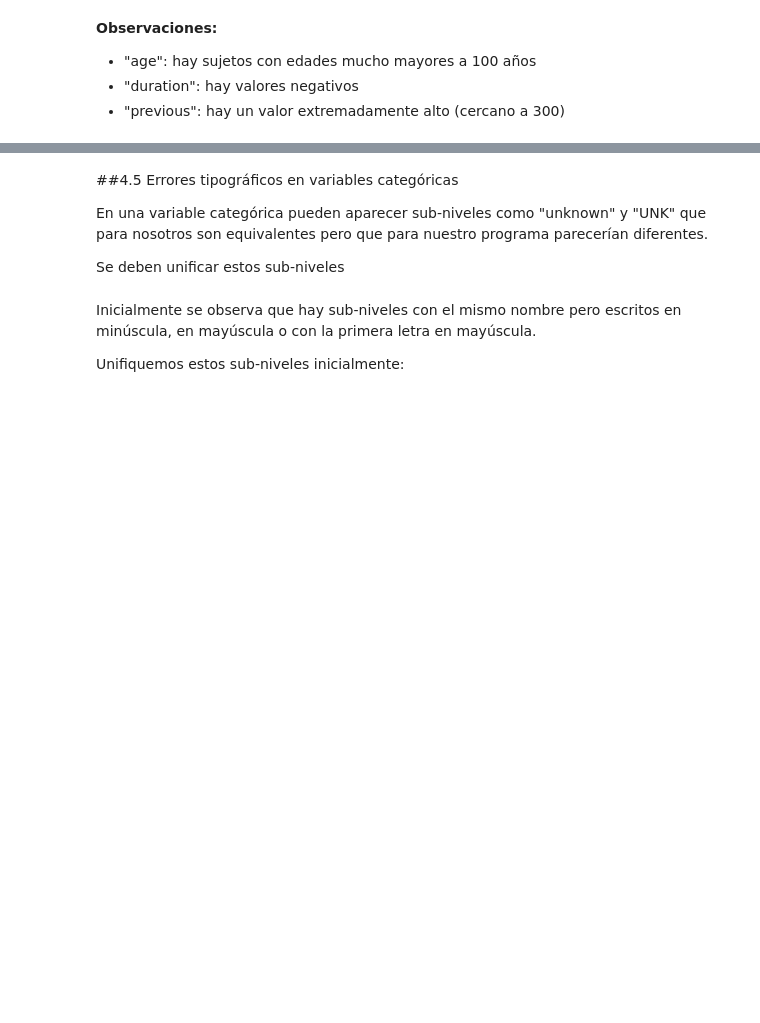
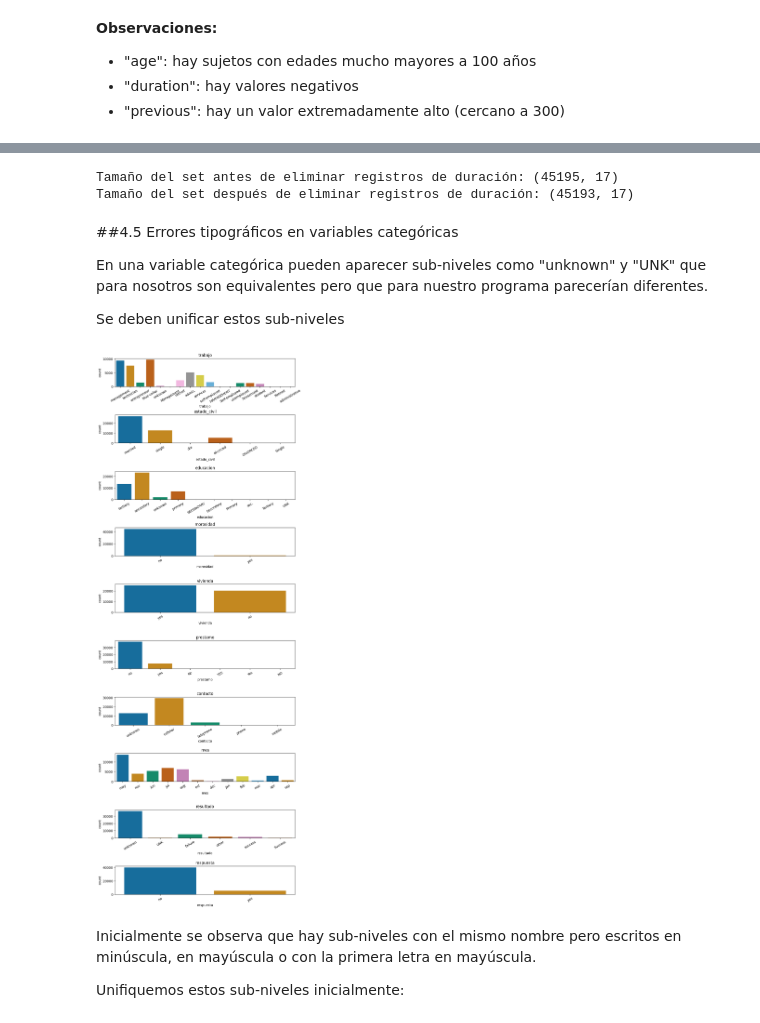
Before and after one commit to jarapha/TalentoTech, a Jupyter notebook: Laboratorio1_TalentoTech.ipynb, the cells around one changed output, grey strips where cells are left out. Saved outputs shown, nothing was run; the diff lists cells and outputs as text; code cells hidden in the pictures; blank space fills up the shorter version.

```diff
--- a/Laboratorio1_TalentoTech.ipynb
+++ b/Laboratorio1_TalentoTech.ipynb
@@ -449,9 +470,12 @@ print(f'Tamaño del set después de eliminar registros de edad: {data.shape}')
 # %%
 # Eliminar filas con "duration"<0
-print(f'Tamaño del set antes de eliminar registros de duración: {data.shape}')
-data = data.drop(data[data['duration'] < 0].index)
+print(f'Tamaño del set antes de eliminar registros de duración: {df.shape}')
+df = df.drop(df[df['duracion'] < 0].index)
 #data = data[data['duration']>0]
-print(f'Tamaño del set después de eliminar registros de duración: {data.shape}')
+print(f'Tamaño del set después de eliminar registros de duración: {df.shape}')
+# %% [output]
+Tamaño del set antes de eliminar registros de duración: (45195, 17)
+Tamaño del set después de eliminar registros de duración: (45193, 17)
 # %%
 # Eliminar filas con "previous">100
 # %% [markdown]
@@ -462,16 +486,18 @@ En una variable categórica pueden aparecer sub-niveles como "unknown" y "UNK" q
 Se deben unificar estos sub-niveles
 # %%
 # Graficar los subniveles de cada variable categórica
-cols_cat = ['job', 'marital', 'education', 'default', 'housing',
-       'loan', 'contact', 'month', 'poutcome', 'y']
+cols_cat = [ 'trabajo','estado_civil', 'educacion', 'morosidad', 'vivienda',
+       'prestamo', 'contacto', 'mes', 'resultado', 'respuesta']
 
 fig, ax = plt.subplots(nrows=10, ncols=1, figsize=(10,30))
 fig.subplots_adjust(hspace=1)
 
 for i, col in enumerate(cols_cat):
-  sns.countplot(x=col, hue=col, data=data, ax=ax[i], palette= 'colorblind', legend=False)
+  sns.countplot(x=col, hue=col, data=df, ax=ax[i], palette= 'colorblind', legend=False)
   ax[i].set_title(col)
   ax[i].tick_params(axis='x', labelrotation=30)
+# %% [output]
+[figure, added]
 # %% [markdown]
 Inicialmente se observa que hay sub-niveles con el mismo nombre pero escritos en minúscula, en mayúscula o con la primera letra en mayúscula.
 
```
Also changed, not shown: parts of 25 cells of this notebook.
